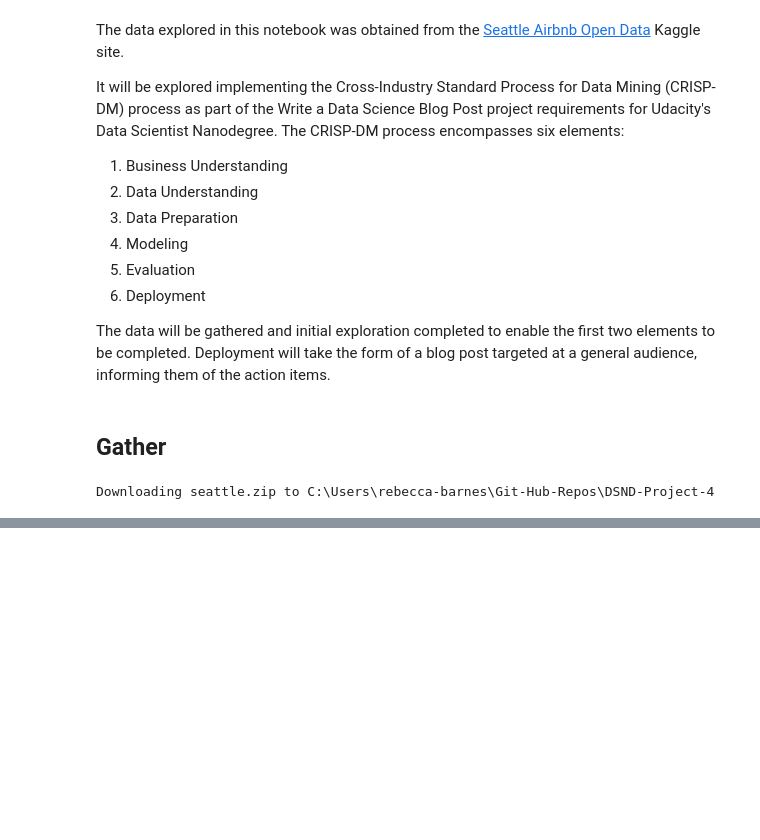
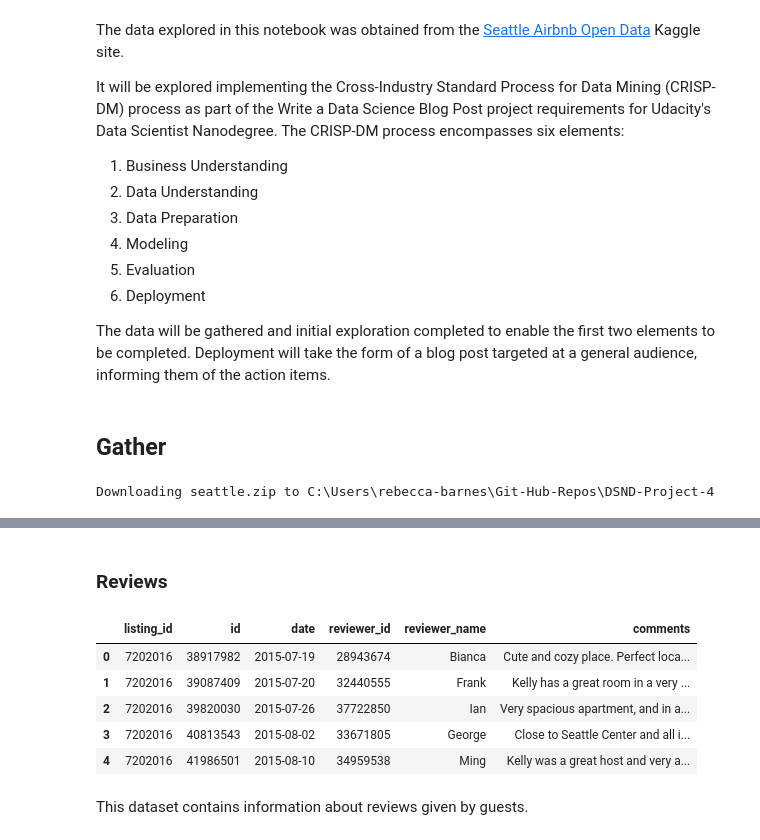
Before and after one commit to rebeccaebarnes/DSND-Project-4, a Jupyter notebook: seattle_airbnb_exploration.ipynb, the cells around one changed output, grey strips where cells are left out. Drawn from its saved outputs; the diff is of its cells as text; code cells hidden in the pictures; blank space fills up the shorter version.

```diff
--- a/seattle_airbnb_exploration.ipynb
+++ b/seattle_airbnb_exploration.ipynb
@@ -44,0 +612,13 @@ with ZipFile('seattle.zip', 'r') as zip_file:
+# %% [markdown]
+### Reviews
+# %%
+reviews.head()
+# %% [output]
+|  | listing_id | id | date | reviewer_id | reviewer_name | comments |
+| 0 | 7202016 | 38917982 | 2015-07-19 | 28943674 | Bianca | Cute and cozy place. Perfect loca... |
+| 1 | 7202016 | 39087409 | 2015-07-20 | 32440555 | Frank | Kelly has a great room in a very ... |
+| 2 | 7202016 | 39820030 | 2015-07-26 | 37722850 | Ian | Very spacious apartment, and in a... |
+| 3 | 7202016 | 40813543 | 2015-08-02 | 33671805 | George | Close to Seattle Center and all i... |
+| 4 | 7202016 | 41986501 | 2015-08-10 | 34959538 | Ming | Kelly was a great host and very a... |
+# %% [markdown]
+This dataset contains information about reviews given by guests.
```
Also changed, not shown: parts of 83 cells of this notebook.
